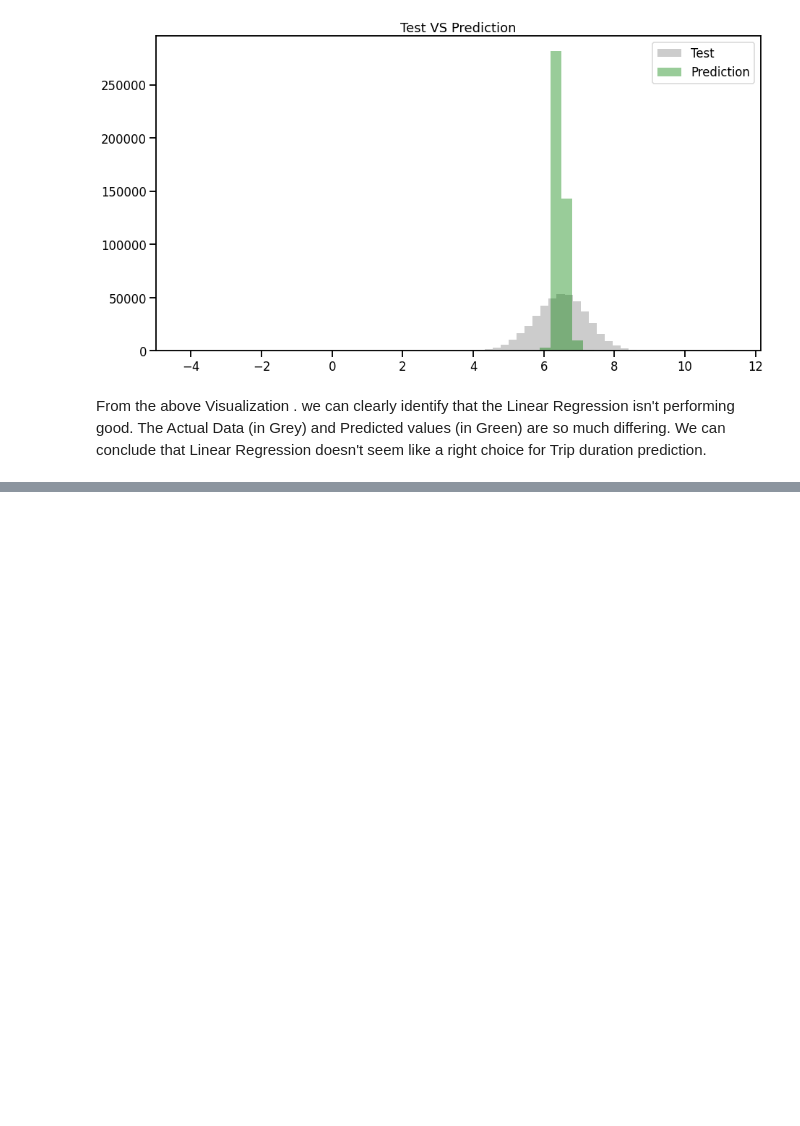
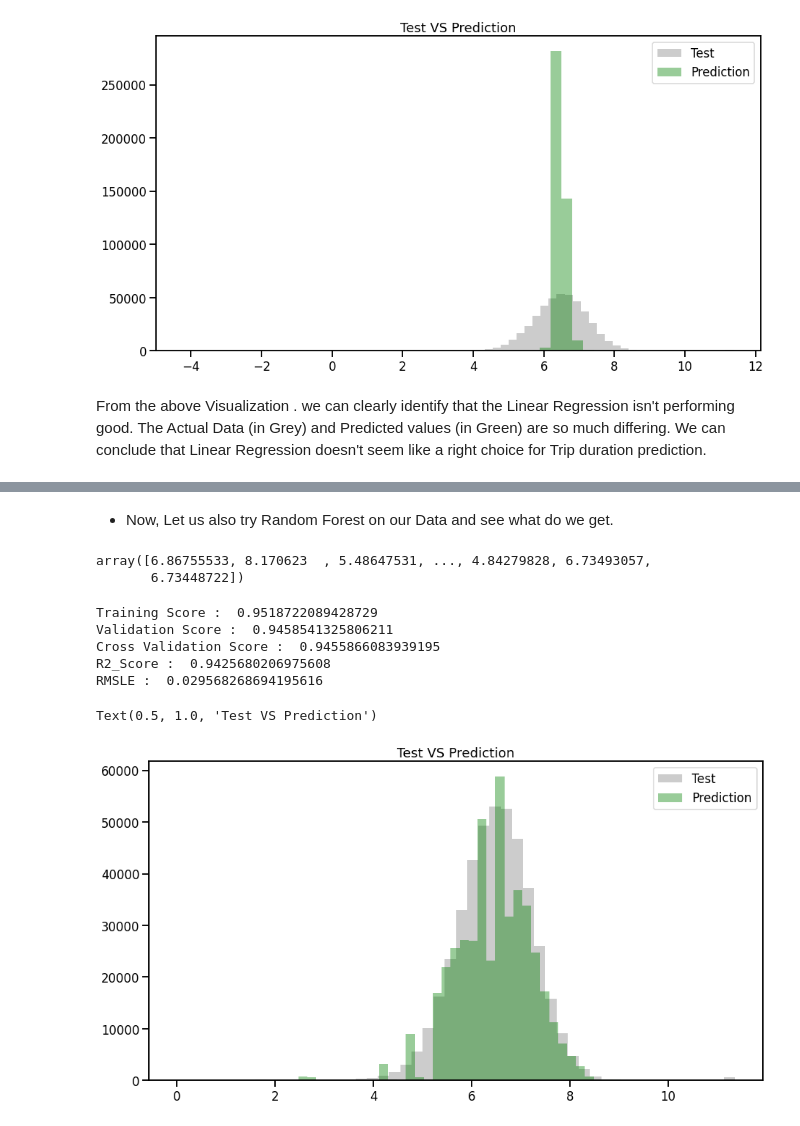
Before and after one commit to avinashyadav11/NYC-Taxi-Trip-Time-Prediction-ML, a Jupyter notebook: NYC_Taxi_Trip_Time_Prediction_Capstone_Project.ipynb, the cells around one changed output, grey strips where cells are left out. Cells and saved outputs as stored; diff of their text form; code cells hidden in the pictures; blank space fills up the shorter version.

```diff
--- a/NYC_Taxi_Trip_Time_Prediction_Capstone_Project.ipynb
+++ b/NYC_Taxi_Trip_Time_Prediction_Capstone_Project.ipynb
@@ -917,0 +985,46 @@ SyntaxError: ignored
+# %% [markdown]
+- Now, Let us also try Random Forest on our Data and see what do we get.
+# %%
+#Random forest implementation
+
+from sklearn.ensemble import RandomForestRegressor
+
+est_rf = RandomForestRegressor(criterion="mse", n_estimators=5, max_depth=10)
+est_rf.fit(X_train, y_train)
+rf_pred = est_rf.predict(X_test)
+rf_pred
+# %% [output]
+array([6.86755533, 8.170623  , 5.48647531, ..., 4.84279828, 6.73493057,
+       6.73448722])
+# %%
+#examining metrics
+
+print ("Training Score : " , est_rf.score(X_train, y_train))
+
+print ("Validation Score : ", est_rf.score(X_test, y_test))
+
+print ("Cross Validation Score : " , cross_val_score(est_rf, X_train, y_train, cv=5).mean())
+
+print ("R2_Score : ", r2_score(rf_pred, y_test))
+
+print ("RMSLE : ", np.sqrt(mean_squared_log_error(rf_pred, y_test)))
+# %% [output]
+Training Score :  0.9518722089428729
+Validation Score :  0.9458541325806211
+Cross Validation Score :  0.9455866083939195
+R2_Score :  0.9425680206975608
+RMSLE :  0.029568268694195616
+# %%
+#prediction vs real data
+
+plt.figure(figsize=(15,8))
+plt.subplot(1,1,1)
+sns.distplot(y_test, kde=False, color="grey", label="Test")
+
+plt.subplot(1,1,1)
+sns.distplot(rf_pred, kde=False, color="green", label="Prediction")
+plt.legend()
+plt.title("Test VS Prediction")
+# %% [output]
+Text(0.5, 1.0, 'Test VS Prediction')
+[figure, added]
```
Also changed, not shown: parts of 51 cells of this notebook.
